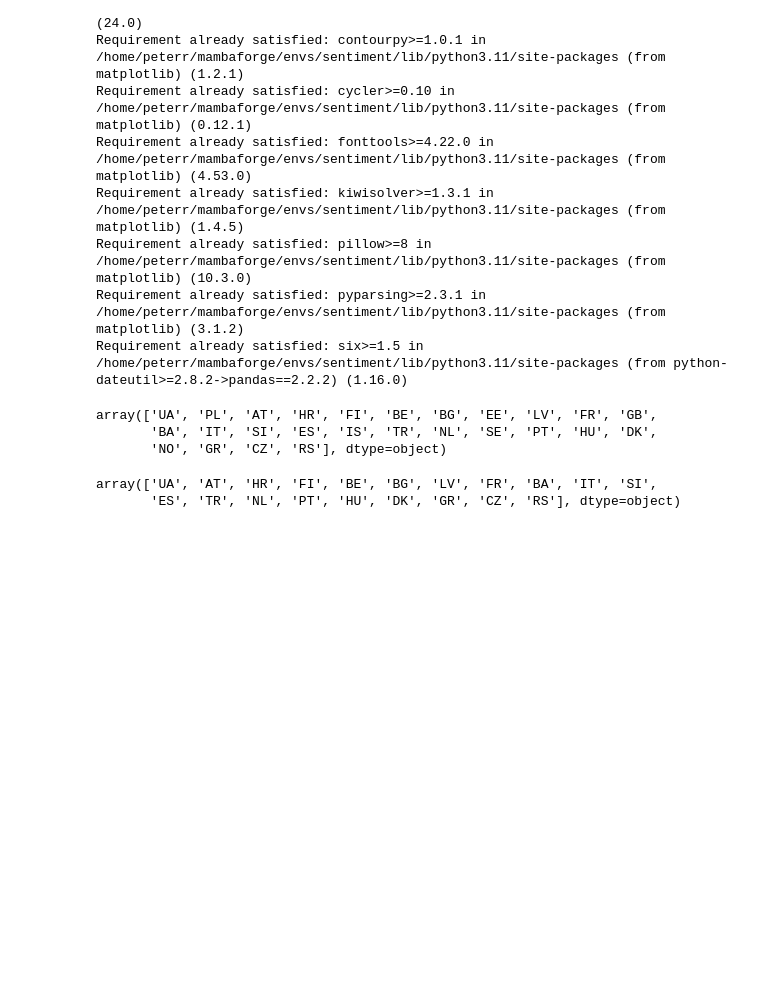
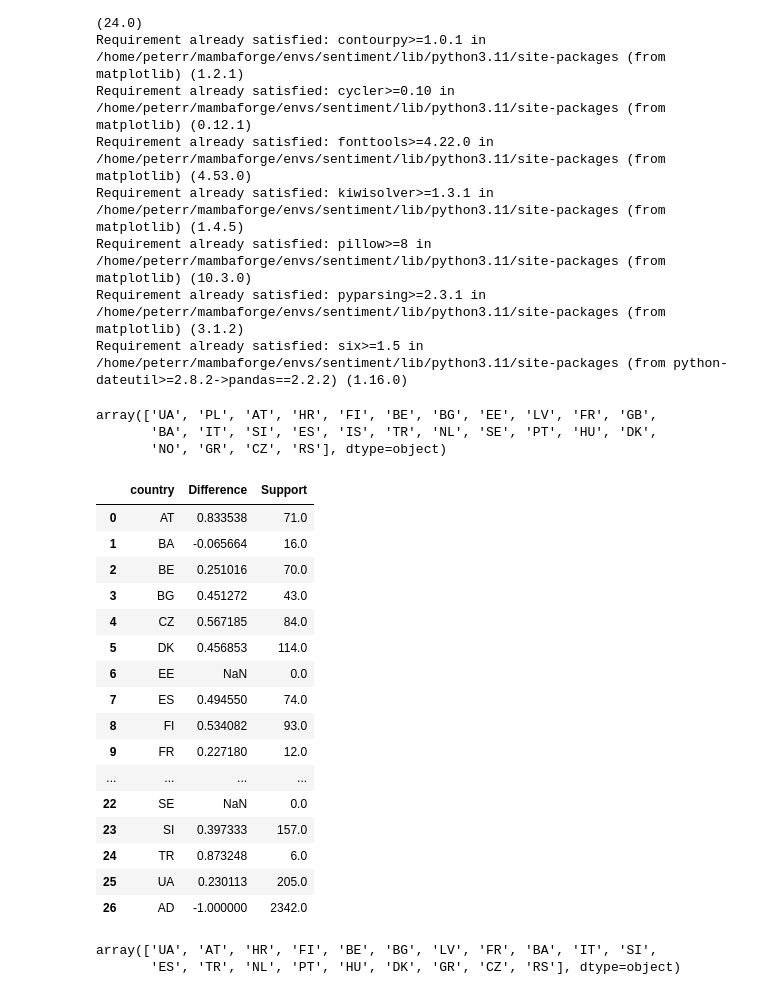
Before and after one commit to clarinsi/parlasent_analysis, a Jupyter notebook: 2_turning_tables.ipynb, the cells around one changed output. Drawn from its saved outputs; the diff is of its cells as text; code cells hidden in the pictures; blank space fills up the shorter version.

```diff
--- a/2_turning_tables.ipynb
+++ b/2_turning_tables.ipynb
@@ -59,33 +59,53 @@ array(['UA', 'PL', 'AT', 'HR', 'FI', 'BE', 'BG', 'EE', 'LV', 'FR', 'GB',
 # %%
 # Filtering:
 # Keep only MPs
 c1 = (df.Speaker_MP == "MP")
 
 # Keep only speeches where speaker is either Opposition or Coalition:
 c2 = df.Party_status.isin(["Opposition", "Coalition"])
 df = df.reset_index(drop=True)
 
 # Keep only speakers that have at least 10 speeches.
 grouped = df.groupby(['Speaker_name', 'Party_status']).size().reset_index(name='count').pivot(index='Speaker_name', columns='Party_status', values='count').fillna(0)
 filtered_speakers = grouped[(grouped['Coalition'] >= 10) & (grouped['Opposition'] >= 10)].index
 
 ndf = df[df['Speaker_name'].isin(filtered_speakers)]
 results = dict()
 for country in sorted(df.country.unique().tolist()):
     subset = ndf[ndf.country == country]
     pivoted = subset.groupby(["Speaker_name", "Party_status"]).logits_pondered.mean().reset_index().pivot(
         index='Speaker_name', columns='Party_status', values='logits_pondered'
     )
     try:
         pivoted['Difference'] = pivoted['Coalition'] - pivoted['Opposition']
         current_mean = pivoted.Difference.mean()
         current_support = pivoted.shape[0]
     except KeyError:
         current_mean = None
         current_support = 0
     results[country] = {"Difference": current_mean,
                         "Support": current_support}
 turning = pd.DataFrame(results).T.reset_index(names="country")
+turning.loc[-1] = ["AD", -1.0, 2342]
+turning.reset_index(drop=True)
+# %% [output]
+|  | country | Difference | Support |
+| 0 | AT | 0.833538 | 71.0 |
+| 1 | BA | -0.065664 | 16.0 |
+| 2 | BE | 0.251016 | 70.0 |
+| 3 | BG | 0.451272 | 43.0 |
+| 4 | CZ | 0.567185 | 84.0 |
+| 5 | DK | 0.456853 | 114.0 |
+| 6 | EE | NaN | 0.0 |
+| 7 | ES | 0.494550 | 74.0 |
+| 8 | FI | 0.534082 | 93.0 |
+| 9 | FR | 0.227180 | 12.0 |
+| ... | ... | ... | ... |
+| 22 | SE | NaN | 0.0 |
+| 23 | SI | 0.397333 | 157.0 |
+| 24 | TR | 0.873248 | 6.0 |
+| 25 | UA | 0.230113 | 205.0 |
+| 26 | AD | -1.000000 | 2342.0 |
 # %%
 ndf.country.unique()
 # %% [output]
```
Also changed, not shown: parts of 2 cells of this notebook, 1 other file.
